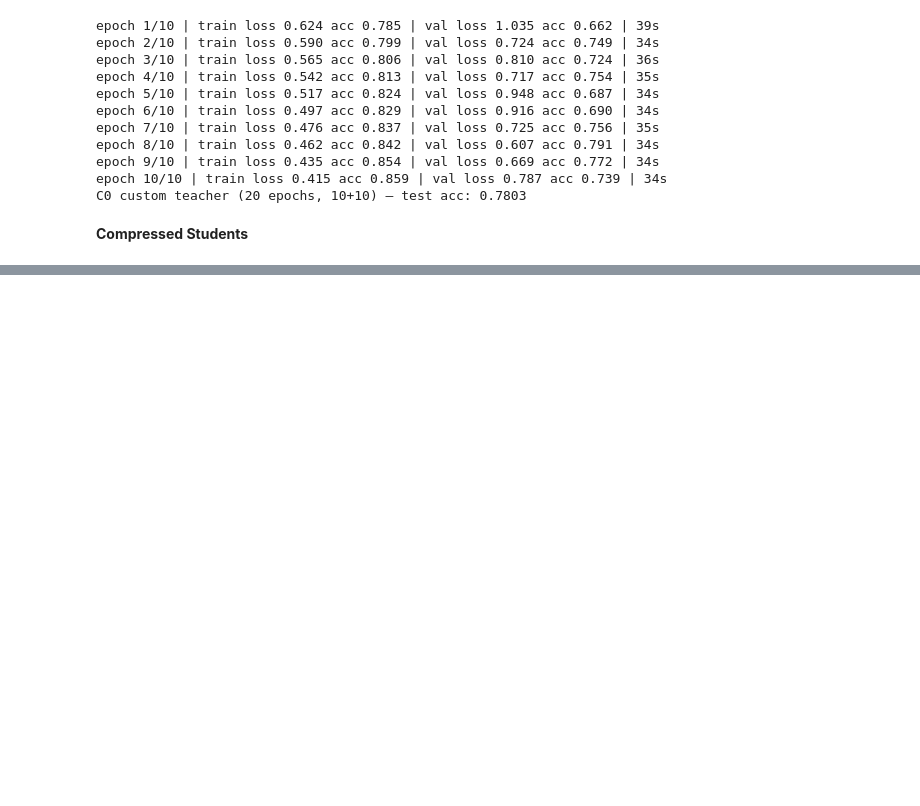
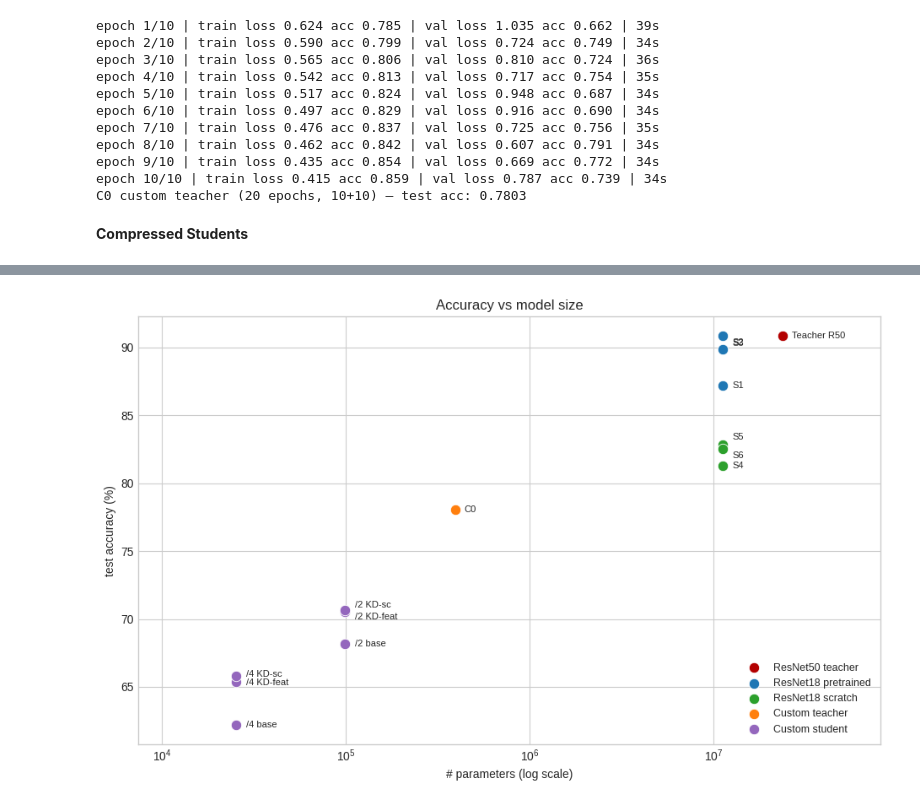
Before and after one commit to User0SE4/Knowledge_Distillation, a Jupyter notebook: Knowledge_Distillation.ipynb, the cells around one changed output, grey strips where cells are left out. Cells and saved outputs as stored; diff of their text form; code cells hidden in the pictures; blank space fills up the shorter version.

```diff
--- a/Knowledge_Distillation.ipynb
+++ b/Knowledge_Distillation.ipynb
@@ -1007,0 +1030,20 @@ print(custom_recap); print(custom_eff_table)
+# %%
+import numpy as np
+
+# Map each run to its architecture's efficiency (ResNet18 shared by S1..S6)
+arch_eff = {
+    "T0_teacher_resnet50":      efficiency["ResNet50 (teacher)"],
+    **{name: efficiency["ResNet18 (students)"] for name in
+       ["S1_resnet18_pretrained","S2_pretrained_kd_scores","S3_pretrained_kd_features",
+        "S4_resnet18_scratch","S5_scratch_kd_scores","S6_scratch_kd_features"]},
+    "C0_custom_teacher":        custom_efficiency["C0_custom_teacher"],
+    **{name: custom_efficiency["custom_div2"] for name in
+       ["custom_div2_baseline","custom_div2_kd_scores","custom_div2_kd_features"]},
+    **{name: custom_efficiency["custom_div4"] for name in
+       ["custom_div4_baseline","custom_div4_kd_scores","custom_div4_kd_features"]},
+}
+master = pd.DataFrame([{"run": r, "test_acc": results[r]["test_acc"],
+                        "params": arch_eff[r]["params"], "flops": arch_eff[r]["flops"]}
+                       for r in arch_eff]).set_index("run")
+master.to_csv(os.path.join(dirs["results"], "master_table.csv"))
+master
@@ -1007,0 +1067,59 @@ print(custom_recap); print(custom_eff_table)
+# %%
+# Figure 1 : accuracy vs number of parameters (the efficiency/performance tradeoff)
+
+
+
+
+import matplotlib.pyplot as plt
+
+try:
+    plt.style.use("seaborn-v0_8-whitegrid")   # cleaner grid style
+except OSError:
+    plt.style.use("ggplot")
+
+short_label = {
+    "T0_teacher_resnet50": "Teacher R50",
+    "S1_resnet18_pretrained": "S1", "S2_pretrained_kd_scores": "S2", "S3_pretrained_kd_features": "S3",
+    "S4_resnet18_scratch": "S4", "S5_scratch_kd_scores": "S5", "S6_scratch_kd_features": "S6",
+    "C0_custom_teacher": "C0",
+    "custom_div2_baseline": "/2 base", "custom_div2_kd_scores": "/2 KD-sc", "custom_div2_kd_features": "/2 KD-feat",
+    "custom_div4_baseline": "/4 base", "custom_div4_kd_scores": "/4 KD-sc", "custom_div4_kd_features": "/4 KD-feat",
+}
+category = {
+    "T0_teacher_resnet50": "ResNet50 teacher",
+    "S1_resnet18_pretrained": "ResNet18 pretrained", "S2_pretrained_kd_scores": "ResNet18 pretrained",
+    "S3_pretrained_kd_features": "ResNet18 pretrained",
+    "S4_resnet18_scratch": "ResNet18 scratch", "S5_scratch_kd_scores": "ResNet18 scratch",
+    "S6_scratch_kd_features": "ResNet18 scratch",
+    "C0_custom_teacher": "Custom teacher",
+    "custom_div2_baseline": "Custom student", "custom_div2_kd_scores": "Custom student",
+    "custom_div2_kd_features": "Custom student",
+    "custom_div4_baseline": "Custom student", "custom_div4_kd_scores": "Custom student",
+    "custom_div4_kd_features": "Custom student",
+}
+colors = {"ResNet50 teacher": "#b30000", "ResNet18 pretrained": "#1f77b4",
+          "ResNet18 scratch": "#2ca02c", "Custom teacher": "#ff7f0e", "Custom student": "#9467bd"}
+
+fig, ax = plt.subplots(figsize=(9.5, 6))
+seen = set()
+# small vertical nudges for points that share the same x and nearly the same y
+nudge = {"S2": 6, "S3": -6, "S5": 6, "S6": -6, "/2 KD-sc": 6, "/2 KD-feat": -6,
+         "/4 KD-sc": 6, "/4 KD-feat": -6}
+for run, row in master.iterrows():
+    cat = category[run]; label = short_label[run]
+    ax.scatter(row["params"], row["test_acc"] * 100, s=80, color=colors[cat], zorder=3,
+               edgecolor="white", linewidth=0.6, label=cat if cat not in seen else None)
+    seen.add(cat)
+    ax.annotate(label, (row["params"], row["test_acc"] * 100),
+                xytext=(8, nudge.get(label, 0)), textcoords="offset points",
+                fontsize=8, va="center")
+ax.set_xscale("log")
+ax.set_xlabel("# parameters (log scale)"); ax.set_ylabel("test accuracy (%)")
+ax.set_title("Accuracy vs model size")
+ax.legend(loc="lower right", framealpha=0.9, fontsize=9)
+ax.margins(x=0.18)   # room for the right-side labels
+plt.tight_layout()
+plt.savefig(os.path.join(dirs["figures"], "accuracy_vs_params.png"), dpi=150, bbox_inches="tight")
+plt.show()
+# %% [output]
+[figure, added]
```
Also changed, not shown: parts of 5 cells of this notebook.
